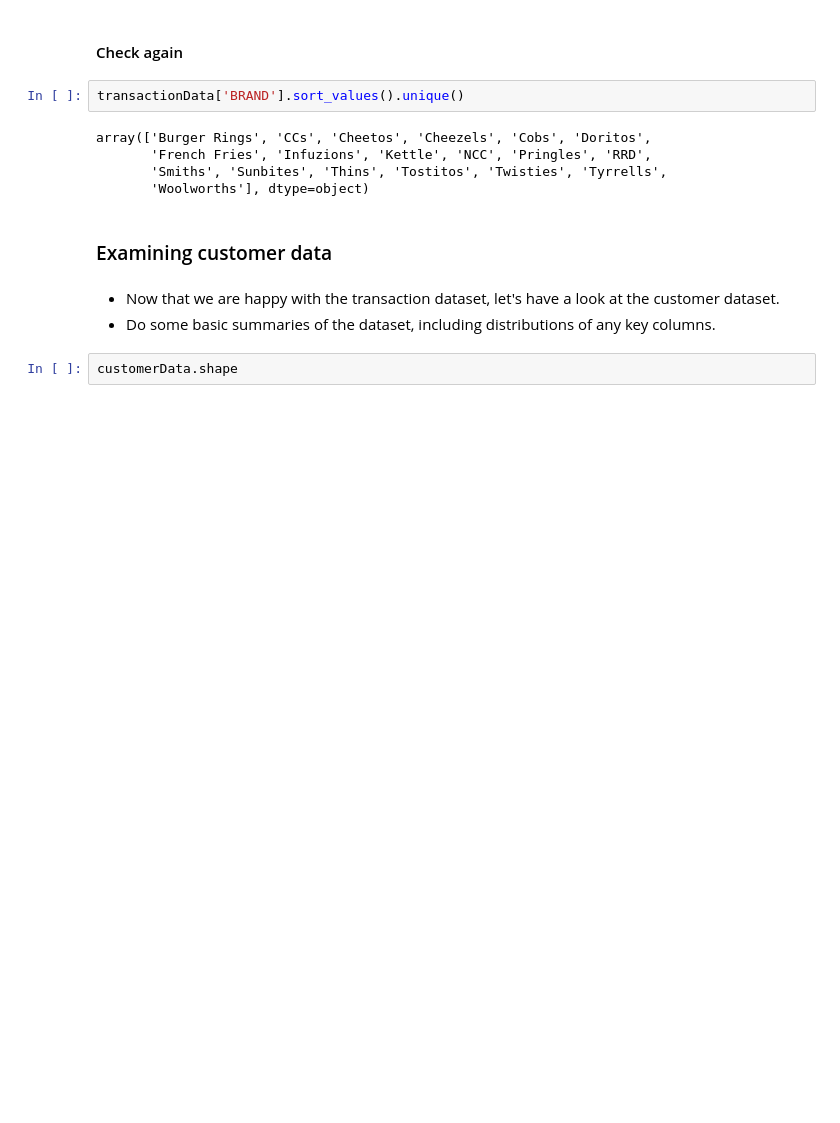
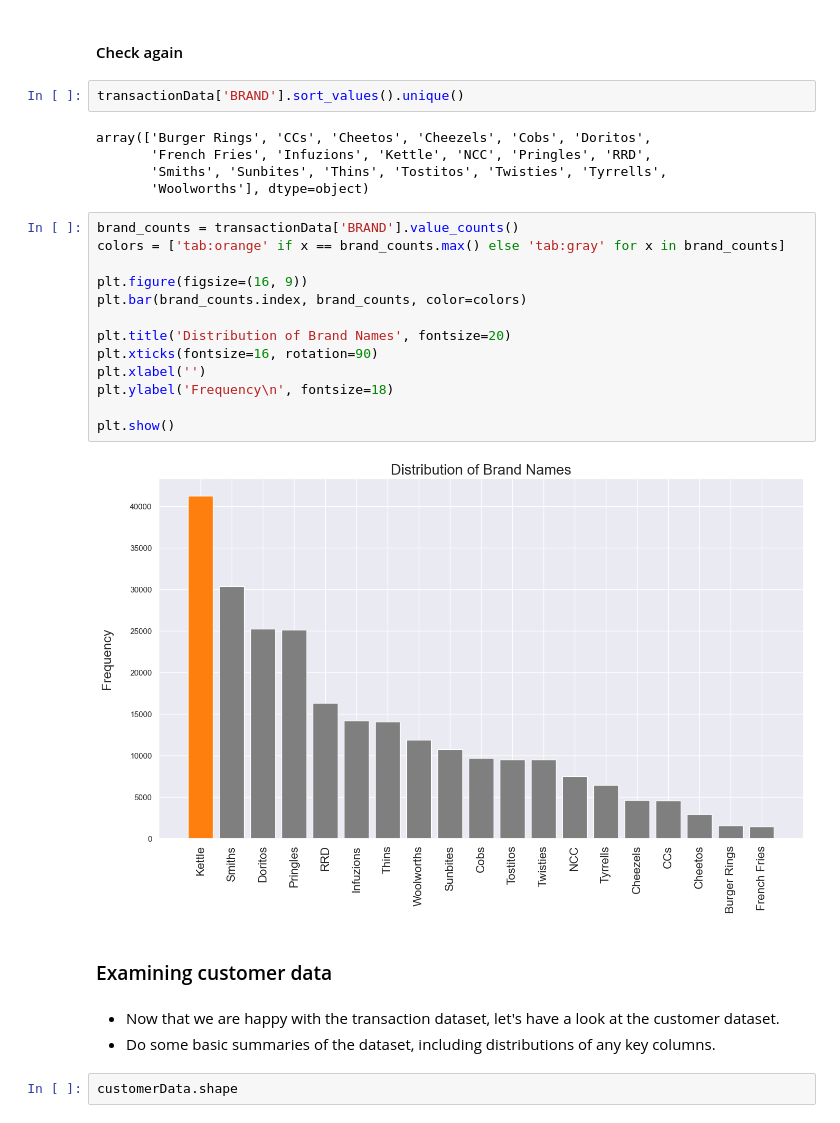
Before and after one commit to sabirinID/Quantium-Data-Analytics-Virtual-Internship, a Jupyter notebook: Files/1-Data Preparation and Customer Analytics/1-Data Preparation.ipynb, the cells around one changed output. Saved outputs shown, nothing was run; the diff lists cells and outputs as text; blank space fills up the shorter version.

```diff
--- a/Files/1-Data Preparation and Customer Analytics/1-Data Preparation.ipynb
+++ b/Files/1-Data Preparation and Customer Analytics/1-Data Preparation.ipynb
@@ -571,6 +607,21 @@ array(['Burger Rings', 'CCs', 'Cheetos', 'Cheezels', 'Cobs', 'Doritos',
        'French Fries', 'Infuzions', 'Kettle', 'NCC', 'Pringles', 'RRD',
        'Smiths', 'Sunbites', 'Thins', 'Tostitos', 'Twisties', 'Tyrrells',
        'Woolworths'], dtype=object)
+# %%
+brand_counts = transactionData['BRAND'].value_counts()
+colors = ['tab:orange' if x == brand_counts.max() else 'tab:gray' for x in brand_counts]
+
+plt.figure(figsize=(16, 9))
+plt.bar(brand_counts.index, brand_counts, color=colors)
+
+plt.title('Distribution of Brand Names', fontsize=20)
+plt.xticks(fontsize=16, rotation=90)
+plt.xlabel('')
+plt.ylabel('Frequency\n', fontsize=18)
+
+plt.show()
+# %% [output]
+[figure, added]
 # %% [markdown]
 ### Examining customer data
 # %% [markdown]
```
Also changed, not shown: parts of 10 cells of this notebook.
